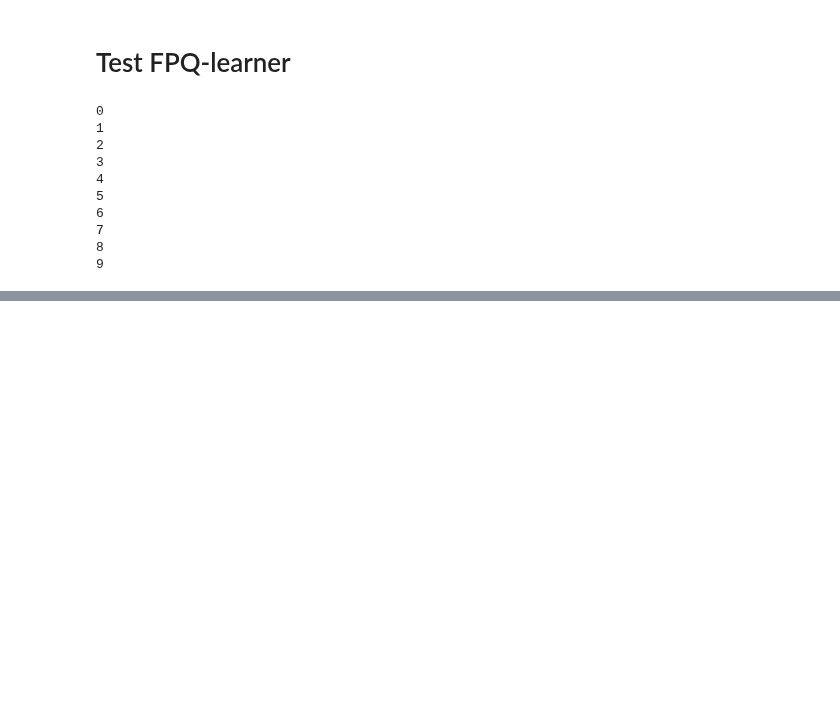
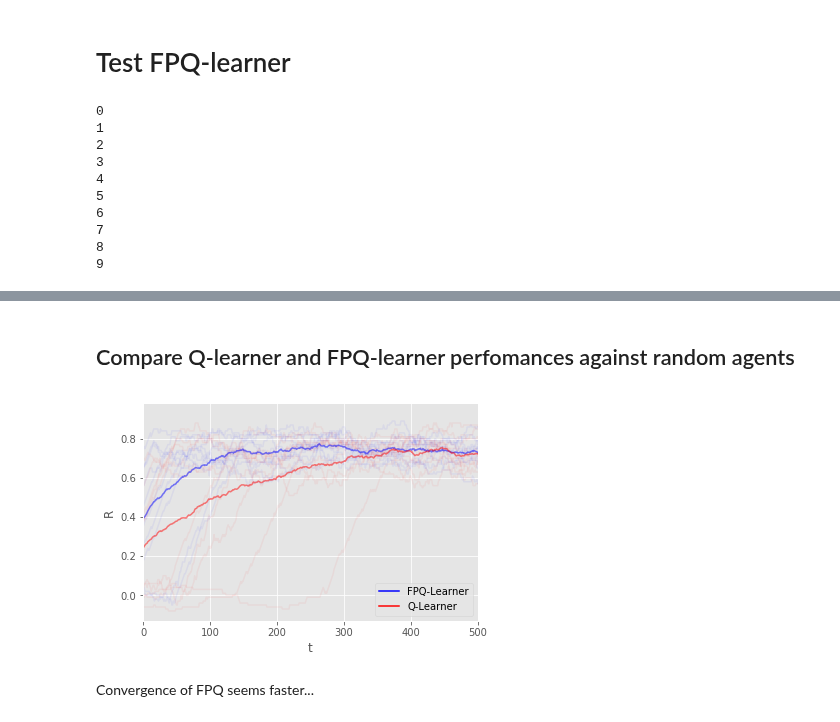
Before and after one commit to vicgalle/ARAMARL, a Jupyter notebook: test_blotto.ipynb, the cells around one changed output, grey strips where cells are left out. Saved outputs shown, nothing was run; the diff lists cells and outputs as text; code cells hidden in the pictures; blank space fills up the shorter version.

```diff
--- a/test_blotto.ipynb
+++ b/test_blotto.ipynb
@@ -231,0 +240,35 @@ plt.legend(custom_lines,['Agent A', 'Agent B', 'Agent C']);
+# %% [markdown]
+## Compare Q-learner and FPQ-learner perfomances against random agents
+# %%
+%matplotlib inline
+import matplotlib.pyplot as plt
+
+r0ss = r0ss[:2000]
+# We set a fancy theme
+plt.style.use('ggplot')
+
+#plt.axis([0, 1*n_iter, -4.5, 1.5])
+for i in range(N_EXP):
+    plt.plot(moving_average(r0ss[i], 100), 'b', alpha=0.05)
+    plt.plot(moving_average(r0ss_Q[i], 100), 'r', alpha=0.05)
+    #plt.plot(moving_average(r2ss[i], 100), 'g', alpha=0.05)
+
+plt.plot(moving_average(np.asarray(r0ss).mean(axis=0), 100), 'b', alpha=0.5)
+plt.plot(moving_average(np.asarray(r0ss_Q).mean(axis=0), 100), 'r', alpha=0.5)
+#plt.plot(moving_average(np.asarray(r2ss).mean(axis=0), 100), 'g', alpha=0.5)
+
+plt.xlabel('t');
+plt.ylabel('R');
+
+plt.xlim([0,500])
+
+from matplotlib.lines import Line2D
+cmap = plt.cm.coolwarm
+custom_lines = [Line2D([0], [0], color='b'),
+                Line2D([0], [0], color='r')]
+
+plt.legend(custom_lines,['FPQ-Learner', 'Q-Learner']);
+# %% [output]
+[figure, added]
+# %% [markdown]
+Convergence of FPQ seems faster...
```
Also changed, not shown: parts of 7 cells of this notebook, 3 other files.
